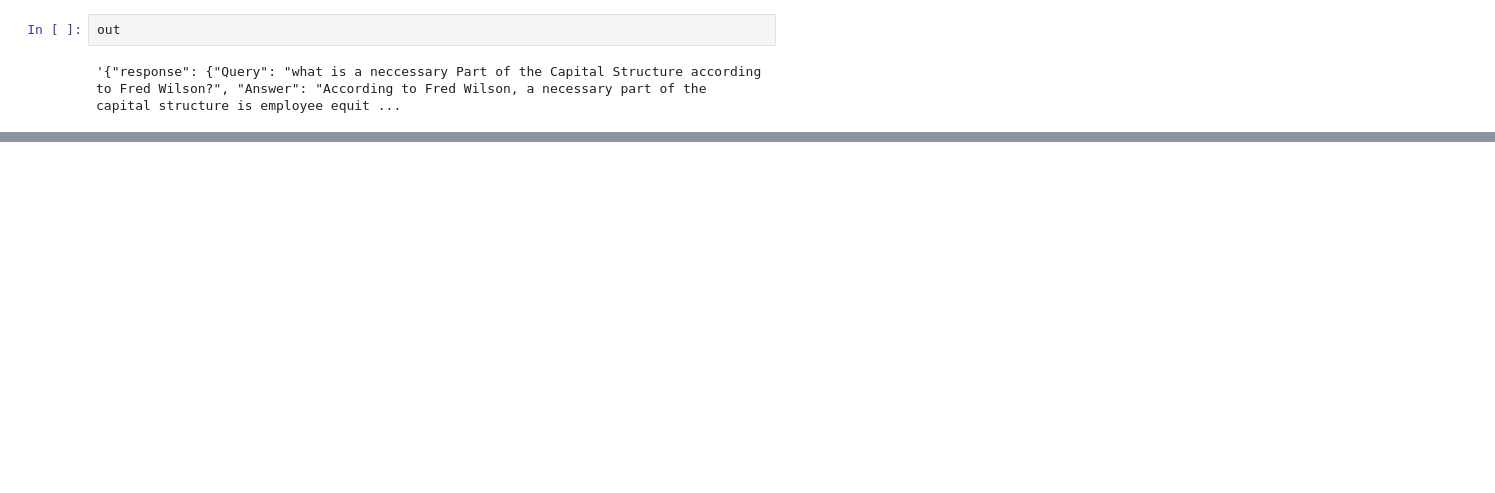
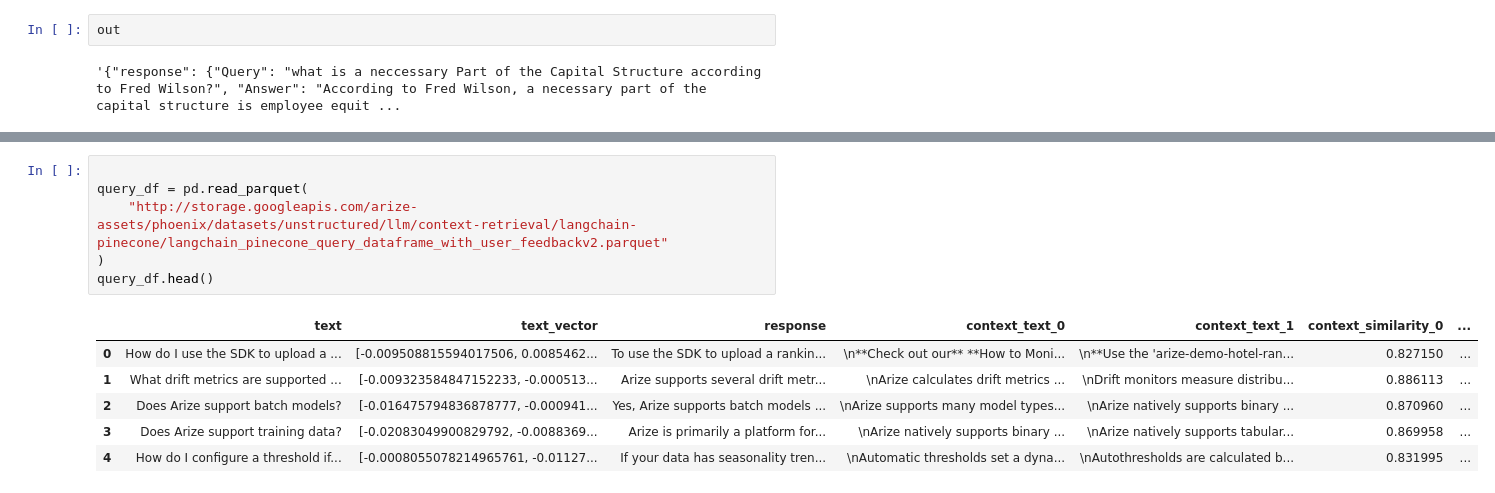
Before and after one commit to plaban1981/Langchain_usecases, a Jupyter notebook: Retrieval_Augmented_Generation.ipynb, the cells around one changed output, grey strips where cells are left out. Cells and saved outputs as stored; diff of their text form; blank space fills up the shorter version.

```diff
--- a/Retrieval_Augmented_Generation.ipynb
+++ b/Retrieval_Augmented_Generation.ipynb
@@ -1358,0 +1545,13 @@ print(out)
+# %%
+
+query_df = pd.read_parquet(
+    "http://storage.googleapis.com/arize-assets/phoenix/datasets/unstructured/llm/context-retrieval/langchain-pinecone/langchain_pinecone_query_dataframe_with_user_feedbackv2.parquet"
+)
+query_df.head()
+# %% [output]
+|  | text | text_vector | response | context_text_0 | context_text_1 | context_similarity_0 | ... |
+| 0 | How do I use the SDK to upload a ... | [-0.009508815594017506, 0.0085462... | To use the SDK to upload a rankin... | \n**Check out our** **How to Moni... | \n**Use the 'arize-demo-hotel-ran... | 0.827150 | ... |
+| 1 | What drift metrics are supported ... | [-0.009323584847152233, -0.000513... | Arize supports several drift metr... | \nArize calculates drift metrics ... | \nDrift monitors measure distribu... | 0.886113 | ... |
+| 2 | Does Arize support batch models? | [-0.016475794836878777, -0.000941... | Yes, Arize supports batch models ... | \nArize supports many model types... | \nArize natively supports binary ... | 0.870960 | ... |
+| 3 | Does Arize support training data? | [-0.02083049900829792, -0.0088369... | Arize is primarily a platform for... | \nArize natively supports binary ... | \nArize natively supports tabular... | 0.869958 | ... |
+| 4 | How do I configure a threshold if... | [-0.0008055078214965761, -0.01127... | If your data has seasonality tren... | \nAutomatic thresholds set a dyna... | \nAutothresholds are calculated b... | 0.831995 | ... |
```
Also changed, not shown: parts of 35 cells of this notebook.
